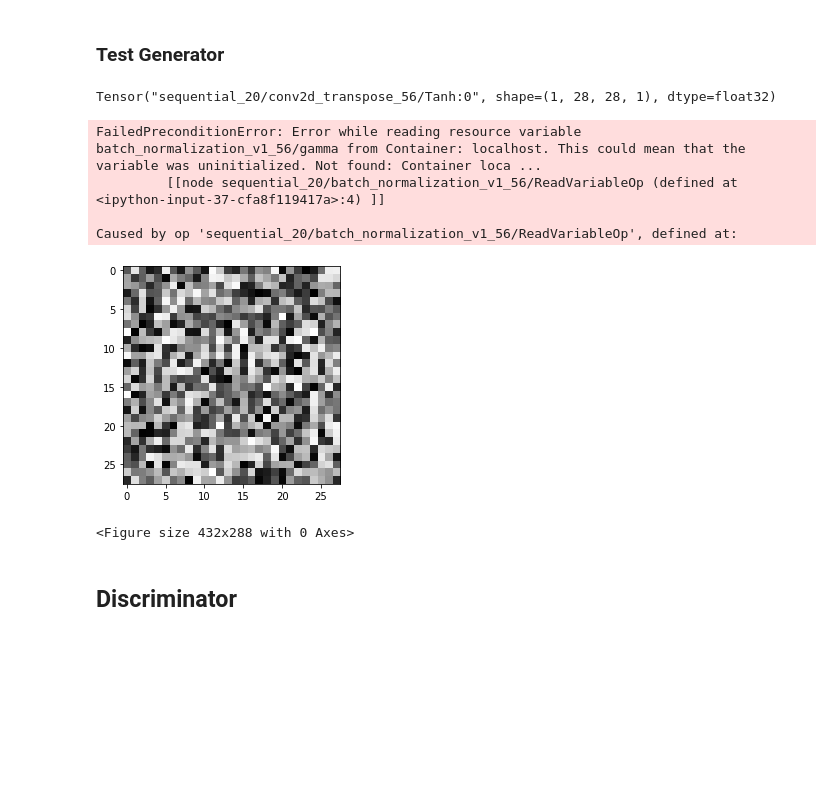
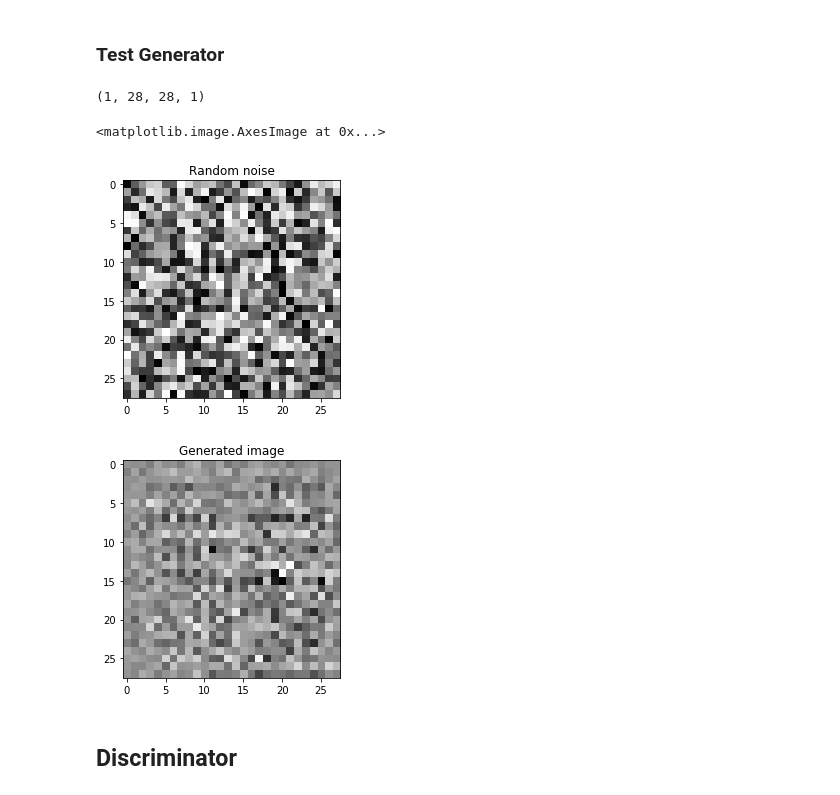
Before and after one commit to pierreelliott/kidney_stone_classification, a Jupyter notebook: training/DCGAN.ipynb, the cells around one changed output. Cells and saved outputs as stored; diff of their text form; code cells hidden in the pictures; blank space fills up the shorter version.

Commit message:
End tensorflow tutorial for DCGAN

```diff
--- a/training/DCGAN.ipynb
+++ b/training/DCGAN.ipynb
@@ -76,24 +77,22 @@ def make_generator_model():
 # %%
 generator = make_generator_model()
 
 noise = tf.random.normal([1, 100])
 generated_image = generator(noise, training=False)
-print(np.array(generated_image))
+print(generated_image.shape)
 
 plt.figure()
+plt.title("Random noise")
 plt.imshow(np.random.rand(28, 28), cmap='gray')
 
 plt.figure()
-sess = tf.compat.v1.Session()
-plt.imshow(sess.run(generated_image)[0, :, :, 0], cmap='gray')
+plt.title("Generated image")
+plt.imshow(generated_image[0, :, :, 0], cmap='gray')
 # %% [output]
-Tensor("sequential_20/conv2d_transpose_56/Tanh:0", shape=(1, 28, 28, 1), dtype=float32)
+(1, 28, 28, 1)
-FailedPreconditionError: Error while reading resource variable batch_normalization_v1_56/gamma from Container: localhost. This could mean that the variable was uninitialized. Not found: Container loca ...
-         [[node sequential_20/batch_normalization_v1_56/ReadVariableOp (defined at <ipython-input-37-cfa8f119417a>:4) ]]
-
-Caused by op 'sequential_20/batch_normalization_v1_56/ReadVariableOp', defined at:
+<matplotlib.image.AxesImage at 0x...>
-[figure, old version]
+[figure, new version]
-<Figure size 432x288 with 0 Axes>
+[figure, added]
 # %% [markdown]
 ## Discriminator
 # %%
```
Also changed, not shown: parts of 18 cells of this notebook.
